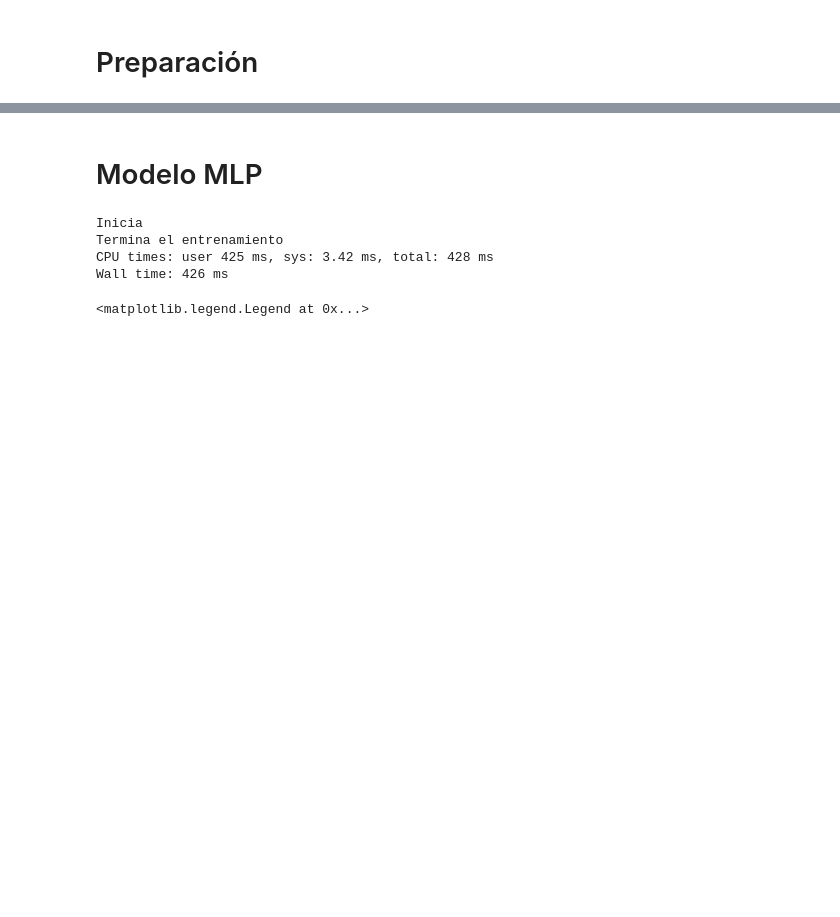
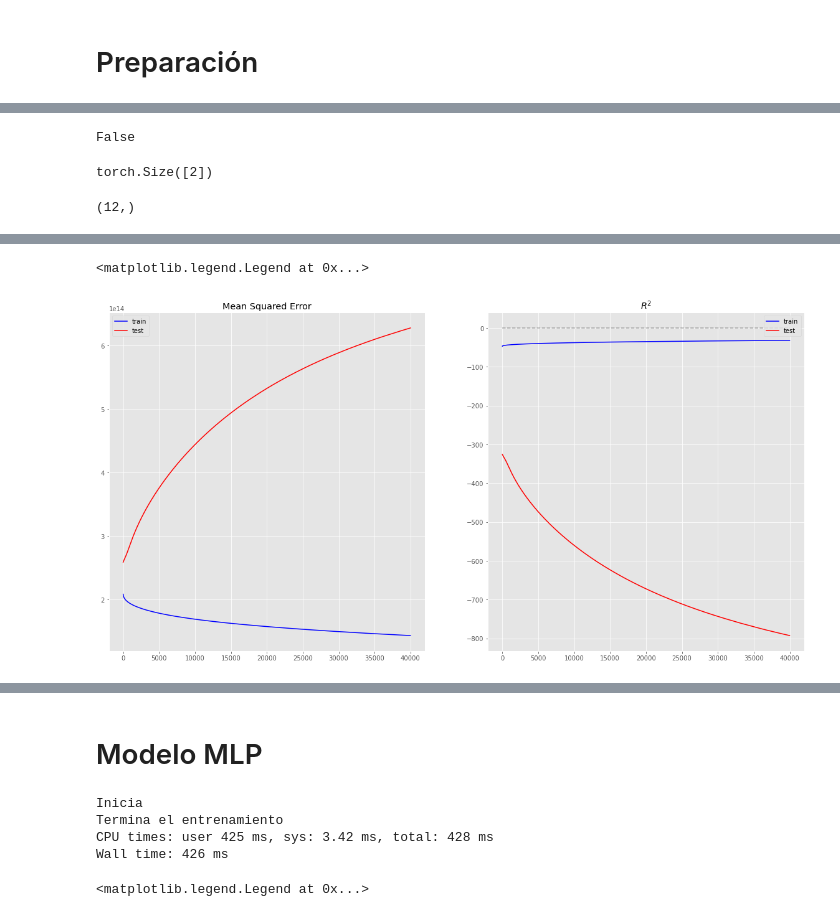
Before and after one commit to magmapinguin/Estimacion-del-PIB-mediante-Ciencia-de-datos, a Jupyter notebook: Notebooks/modelado.ipynb, the cells around one changed output, grey strips where cells are left out. Saved outputs shown, nothing was run; the diff lists cells and outputs as text; code cells hidden in the pictures; blank space fills up the shorter version.

```diff
--- a/Notebooks/modelado.ipynb
+++ b/Notebooks/modelado.ipynb
@@ -96,0 +128,14 @@ X_test_t, y_test_t = preparar_entrada(X_test_r, y_test, t_ventana)
+# %%
+class Perceptron(nn.Module):
+    def __init__(self, input_dim):
+        super().__init__()
+        t_ventana, n_vars = input_dim
+        self.entrada = nn.Linear(t_ventana*n_vars, 1)
+
+    def forward(self, x):
+        x = self.entrada(x)
+        return x.flatten()
+# %%
+y_pred.shape == y_train_t.shape
+# %% [output]
+False
@@ -96,0 +144,63 @@ X_test_t, y_test_t = preparar_entrada(X_test_r, y_test, t_ventana)
+# %%
+y_test_t.shape
+# %% [output]
+torch.Size([2])
+# %%
+y_test.shape
+# %% [output]
+(12,)
+# %%
+%%time
+
+input_dim = (t_ventana, n_components)
+
+perceptron = Perceptron(input_dim)
+perceptron.to(dev)
+
+loss_function = nn.MSELoss()
+optimizer = optim.Adagrad(perceptron.parameters())
+
+epochs = 40000
+mse_train = []
+mse_test = []
+
+r2_train = []
+r2_test = []
+
+print("Inicia entrenamiento")
+for epoch in range(epochs):
+
+    perceptron.zero_grad()
+    # Training
+    y_pred = perceptron(X_train_t).to(dev)
+
+    loss = loss_function(y_pred, y_train_t)
+
+    mse_train.append(loss)
+    r2_train.append( calcular_r2(y_pred, y_train_t ) )
+
+    loss.backward()
+    optimizer.step()
+
+    # Validation
+    y_pred = perceptron(X_test_t).to(dev)
+    loss = loss_function(y_pred, y_test_t)
+    mse_test.append(loss)
+    r2_test.append( calcular_r2(y_pred, y_test_t ) )
+
+print("Termina el entrenamiento")
+
+fig, ax = plt.subplots(ncols=2, figsize=(20,10))
+ax[0].plot(mse_train, label="train", color="blue")
+ax[0].plot(mse_test, label="test", color="red")
+ax[0].set_title("Mean Squared Error")
+ax[0].legend()
+
+
+ax[1].plot(r2_train, label="train", color="blue")
+ax[1].plot(r2_test, label="test", color="red")
+ax[1].set_title("$R^2$")
+#ax[1].set_ylim(0,1)
+ax[1].hlines(0, xmin=0, xmax=epochs, ls="--", alpha=0.3, color="black")
+ax[1].legend()
+# %% [output]
@@ -96,0 +211,2 @@ X_test_t, y_test_t = preparar_entrada(X_test_r, y_test, t_ventana)
+<matplotlib.legend.Legend at 0x...>
+[figure, added]
```
Also changed, not shown: parts of 15 cells of this notebook, 1 other file.
